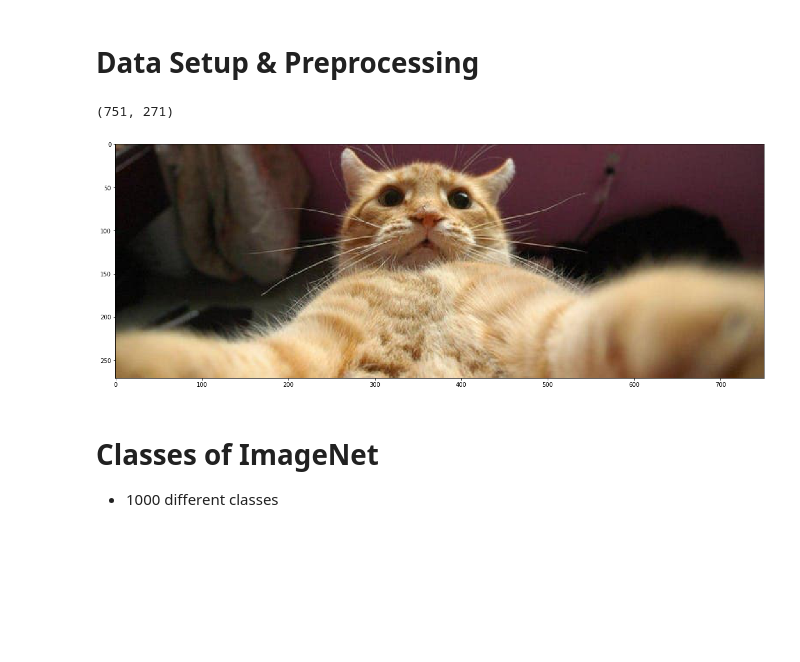
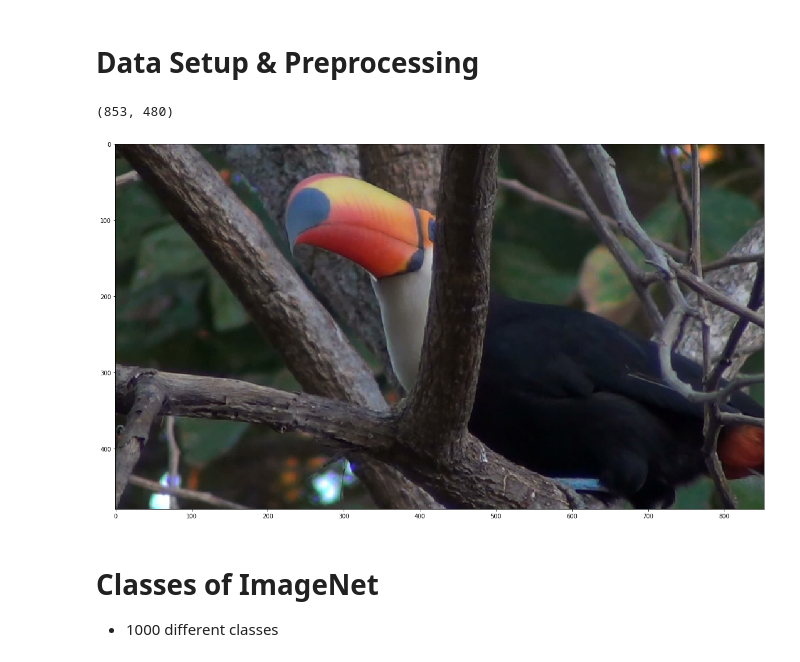
Before and after one commit to joachimes/adversarial_methods, a Jupyter notebook: AdversarialAttack.ipynb, the cells around one changed output. Drawn from its saved outputs; the diff is of its cells as text; code cells hidden in the pictures; blank space fills up the shorter version.

```diff
--- a/AdversarialAttack.ipynb
+++ b/AdversarialAttack.ipynb
@@ -92,24 +92,24 @@ def predictor(model, input_image, perturbed_image=None, topN=5):
 # %%
 # import urllib
 url, filename = ("https://github.com/pytorch/hub/raw/master/dog.jpg", "dog.jpg")
 # try: urllib.URLopener().retrieve(url, filename)
 # except: urllib.request.urlretrieve(url, filename)
-input_image = Image.open('cat.jpg')
+input_image = Image.open('toucan.jpg')
 print(input_image.size)
 fig, ax = plt.subplots(1)
 ax.imshow(input_image)
 
 preprocess = T.Compose([
     T.Resize(256),
     T.CenterCrop(224),
     T.ToTensor(),
     T.Normalize(mean=[0.485, 0.456, 0.406], std=[0.229, 0.224, 0.225]),
 ])
 input_tensor = preprocess(input_image)
 input_batch = input_tensor.unsqueeze(0) # create a mini-batch as expected by the model
 # %% [output]
-(751, 271)
+(853, 480)
-[figure, old version]
+[figure, new version]
 # %% [markdown]
 # Classes of ImageNet
 
```
Also changed, not shown: parts of 7 cells of this notebook.
